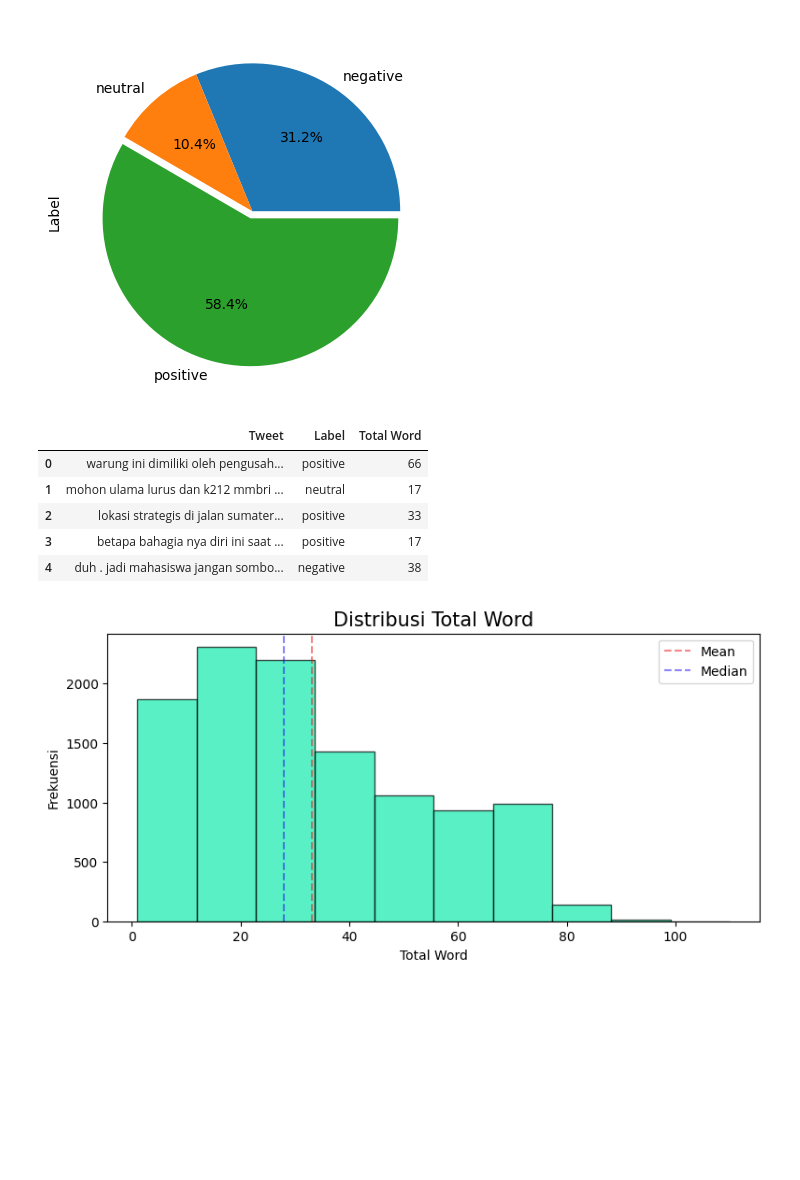
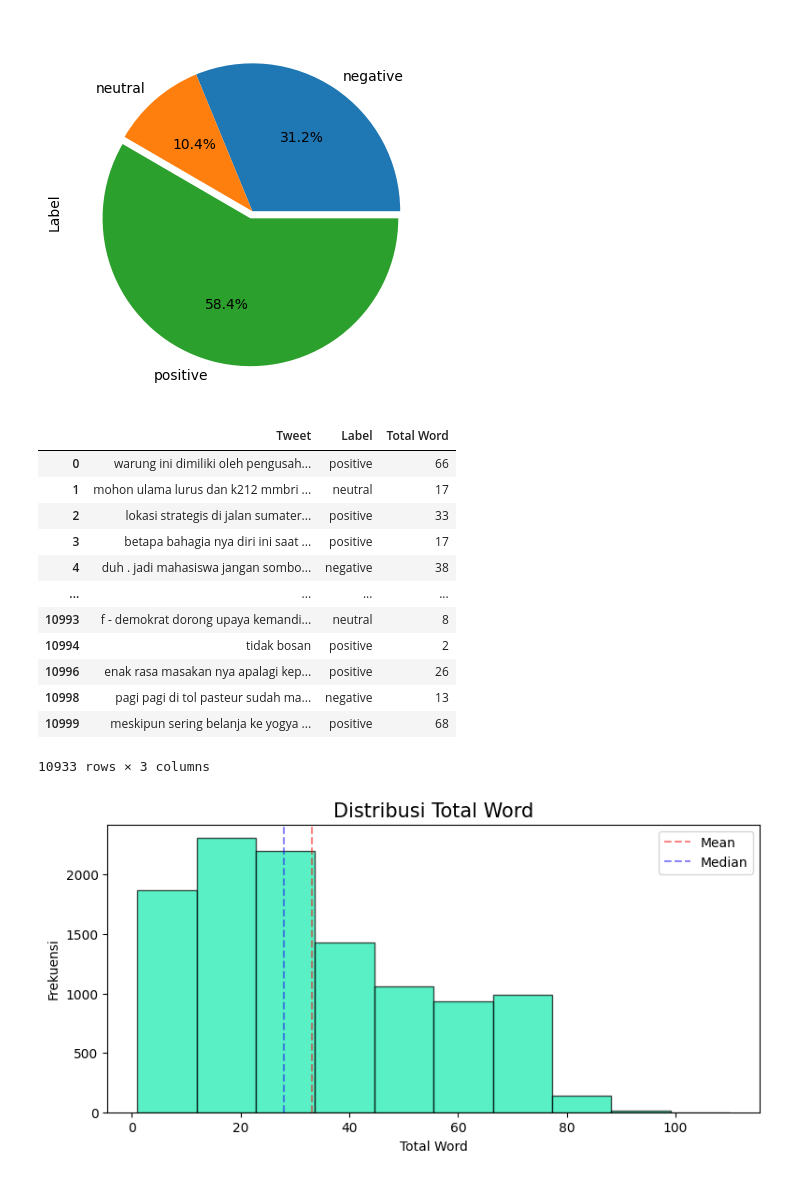
Before and after one commit to AlifSeptian11/PlatinumChallange-Group2-, a Jupyter notebook: EDA Platinum.ipynb, the cells around one changed output. Cells and saved outputs as stored; diff of their text form; code cells hidden in the pictures; blank space fills up the shorter version.

```diff
--- a/EDA Platinum.ipynb
+++ b/EDA Platinum.ipynb
@@ -82,14 +82,21 @@ presentase_sentiment.plot(kind = 'pie', autopct = '%1.1f%%', explode = explode)
 # %%
 # membuat kolom baru total word
 df['Total Word'] = df['Tweet'].apply(lambda word: len(word.split()))
-df.head()
+df
 # %% [output]
 |  | Tweet | Label | Total Word |
 | 0 | warung ini dimiliki oleh pengusah... | positive | 66 |
 | 1 | mohon ulama lurus dan k212 mmbri ... | neutral | 17 |
 | 2 | lokasi strategis di jalan sumater... | positive | 33 |
 | 3 | betapa bahagia nya diri ini saat ... | positive | 17 |
 | 4 | duh . jadi mahasiswa jangan sombo... | negative | 38 |
+| ... | ... | ... | ... |
+| 10993 | f - demokrat dorong upaya kemandi... | neutral | 8 |
+| 10994 | tidak bosan | positive | 2 |
+| 10996 | enak rasa masakan nya apalagi kep... | positive | 26 |
+| 10998 | pagi pagi di tol pasteur sudah ma... | negative | 13 |
+| 10999 | meskipun sering belanja ke yogya ... | positive | 68 |
+10933 rows × 3 columns
 # %%
 # data visualisasi
 # palet warna
```
Also changed, not shown: parts of 8 cells of this notebook.
